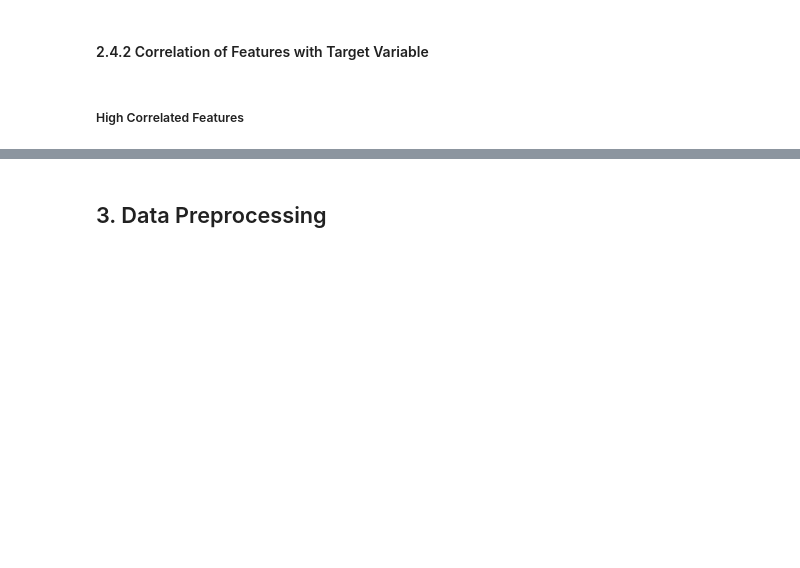
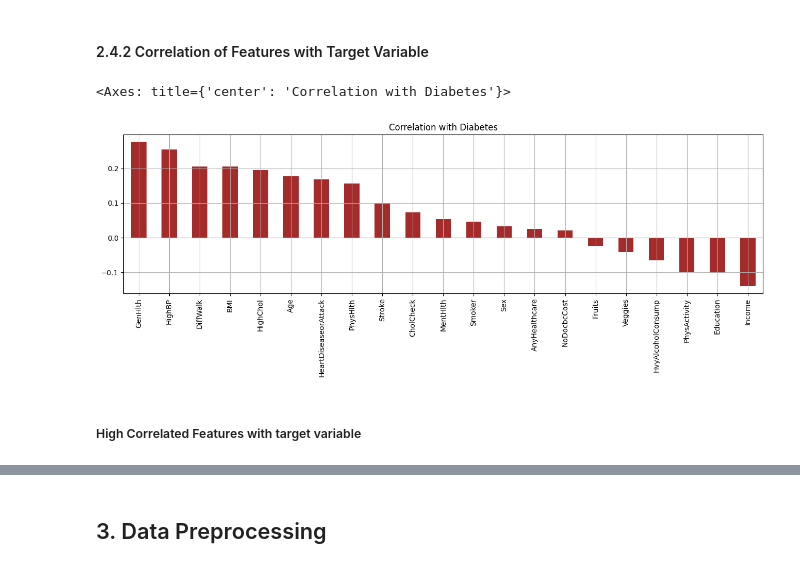
Before and after one commit to sophie-mc-dev/unibo-big-data-analytics, a Jupyter notebook: notebooks/main.ipynb, the cells around one changed output, grey strips where cells are left out. Saved outputs shown, nothing was run; the diff lists cells and outputs as text; code cells hidden in the pictures; blank space fills up the shorter version.

```diff
--- a/notebooks/main.ipynb
+++ b/notebooks/main.ipynb
@@ -379,6 +637,9 @@ plt.show()
 # %% [markdown]
 #### 2.4.2 Correlation of Features with Target Variable
 # %%
-df.drop('Diabetes', axis=1).corrwith(df.Diabetes).plot(kind='bar', grid=True, figsize=(16, 4), title="Correlation with Diabetes",color="Brown")
+df.drop('Diabetes', axis=1).corrwith(df.Diabetes).sort_values(ascending=False).plot(kind='bar', grid=True, figsize=(16, 4), title="Correlation with Diabetes",color="Brown")
+# %% [output]
+<Axes: title={'center': 'Correlation with Diabetes'}>
+[figure, added]
 # %% [markdown]
-##### High Correlated Features
+##### High Correlated Features with target variable
```
Also changed, not shown: parts of 34 cells of this notebook.
